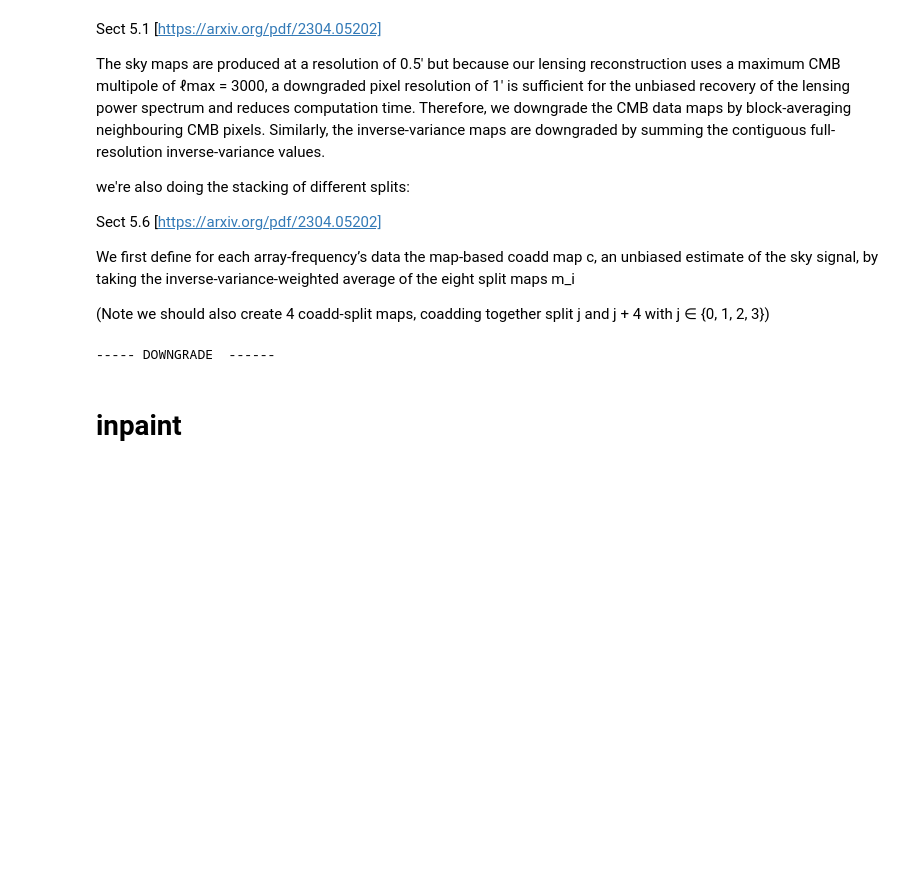
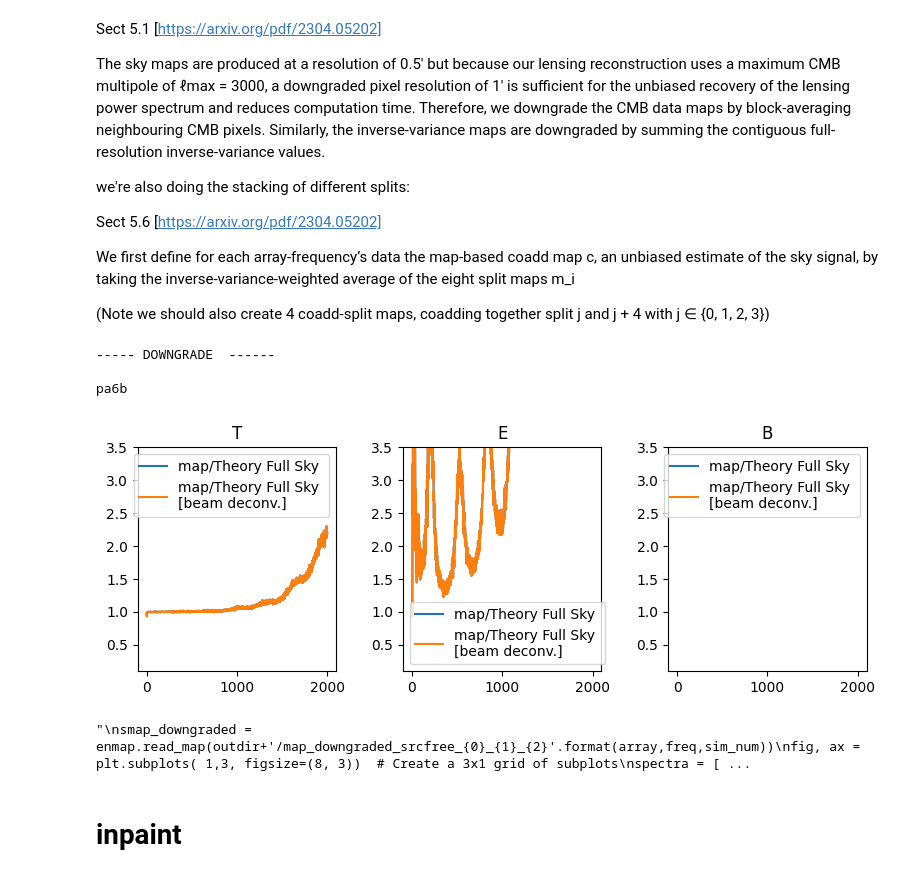
Before and after one commit to mgatti29/CMB_lensing_SBI, a Jupyter notebook: Notebooks/SBI_pipeline_CMB_lensing.ipynb, the cells around one changed output. Saved outputs shown, nothing was run; the diff lists cells and outputs as text; code cells hidden in the pictures; blank space fills up the shorter version.

```diff
--- a/Notebooks/SBI_pipeline_CMB_lensing.ipynb
+++ b/Notebooks/SBI_pipeline_CMB_lensing.ipynb
@@ -860,7 +1004,7 @@ print ('----- DOWNGRADE  ------')
 print ('')
 st = timeit.default_timer()
 
-calibrated = True
+calibrated = False
 
 for qid in qids:
     print (qid)
@@ -901,7 +1045,7 @@ for qid in qids:
 
         del stack
         gc.collect()
-        smap_downgraded = enmap.downgrade(smap, 2, op = np.sum)
+        smap_downgraded = enmap.downgrade(smap, 2)
         enmap.write_map(outdir+'/map_downgraded_srcfree_{0}_{1}_{2}'.format(array,freq,sim_num), smap_downgraded)
 
         del smap_downgraded
@@ -913,6 +1057,74 @@ end = timeit.default_timer()
 timing_container['downgrade'] = end - st
 # %% [output]
 ----- DOWNGRADE  ------
+
+pa6b
+# %%
+f_p =hp.sphtfunc.pixwin(2048)
+# %%
+if not SIMPLE_SIM:
+    f_sky = np.sum(mask.flatten())/len(mask.flatten())
+    print(f_sky)
+else:
+    f_sky = 1
+
+
+alms_input = np.load(outdir+'lensed_alms.npy',allow_pickle=True)
+alms_input_beam = np.load(outdir+'lensed_and_beams_alms.npy',allow_pickle=True)
+totmap = enmap.read_map(outdir+'/map_downgraded_srcfree_{0}_{1}_{2}'.format(array,freq,sim_num))[0]
+alm = cs.map2alm(totmap, lmax=2000).astype('complex128')
+alm_decon = cs.almxfl(alm,lambda ell:1/gauss_beam(ell,beam_fwhm))
+
+alms_input = np.load(outdir+'lensed_alms.npy',allow_pickle=True)
+alms_input_beam = np.load(outdir+'lensed_and_beams_alms.npy',allow_pickle=True)
+
+
+titles = ['T','E','B']
+fig, ax = plt.subplots( 1,3, figsize=(8, 3))  # Create a 3x1 grid of subplots
+
+for map_index in range(3):
+
+    cl_map_deco = cs.alm2cl(alm_decon[map_index])
+    cl_map = cs.alm2cl(alm[map_index])
+    cl_theo = cs.alm2cl(alms_input[map_index])
+    cl_theo_beam = cs.alm2cl(alms_input_beam[map_index])#, lmax=2000)
+   # ax[map_index].plot(cl_map_deco[:2000]/cl_theo_beam[:2000], label='map/Theory Full Sky')
+    ax[map_index].plot(cl_map[:2000]/cl_theo_beam[:2000]/f_p[:2000]**2, label='map/Theory Full Sky')
+    ax[map_index].plot(cl_map_deco[:2000]/cl_theo[:2000]/f_p[:2000]**2, label='map/Theory Full Sky \n[beam deconv.]')
+    #ax[map_index].plot(cl_theo[:2000]/cl_theo_beam[:2000], label='map/Theory Full Sky')
+   # ax[map_index].plot(cl_tot1[:2000]/cl_theo[:2000], label='map/Theory Full Sky')
+    #ax[map_index].plot(cl_tot, label='Map')
+
+    ax[map_index].set_ylim([0.1,3.5])
+    ax[map_index].set_title(titles[map_index])
+    ax[map_index].legend()
+
+plt.tight_layout()
+plt.show()
+# %% [output]
+[figure, added]
+# %%
+'''
+smap_downgraded = enmap.read_map(outdir+'/map_downgraded_srcfree_{0}_{1}_{2}'.format(array,freq,sim_num))
+fig, ax = plt.subplots( 1,3, figsize=(8, 3))  # Create a 3x1 grid of subplots
+spectra = [T_theo,Q_theo,U_theo]
+titles = ['T','Q','U']
+for map_index in range(3):
+
+    cl_tot = hp.alm2cl(cs.map2alm(smap_downgraded[0][map_index], lmax=2000).astype('complex128'))
+
+    ax[map_index].plot(f_sky * spectra[map_index], label='Theory Full Sky')
+    ax[map_index].plot(cl_tot, label='Total')
+
+    ax[map_index].set_yscale('log')
+    ax[map_index].set_title(titles[map_index])
+    ax[map_index].legend()
+
+plt.tight_layout()
+plt.show()
+'''
+# %% [output]
+"\nsmap_downgraded = enmap.read_map(outdir+'/map_downgraded_srcfree_{0}_{1}_{2}'.format(array,freq,sim_num))\nfig, ax = plt.subplots( 1,3, figsize=(8, 3))  # Create a 3x1 grid of subplots\nspectra = [ ...
 # %% [markdown]
 # inpaint
 # %% [markdown]
```
Also changed, not shown: parts of 92 cells of this notebook.
